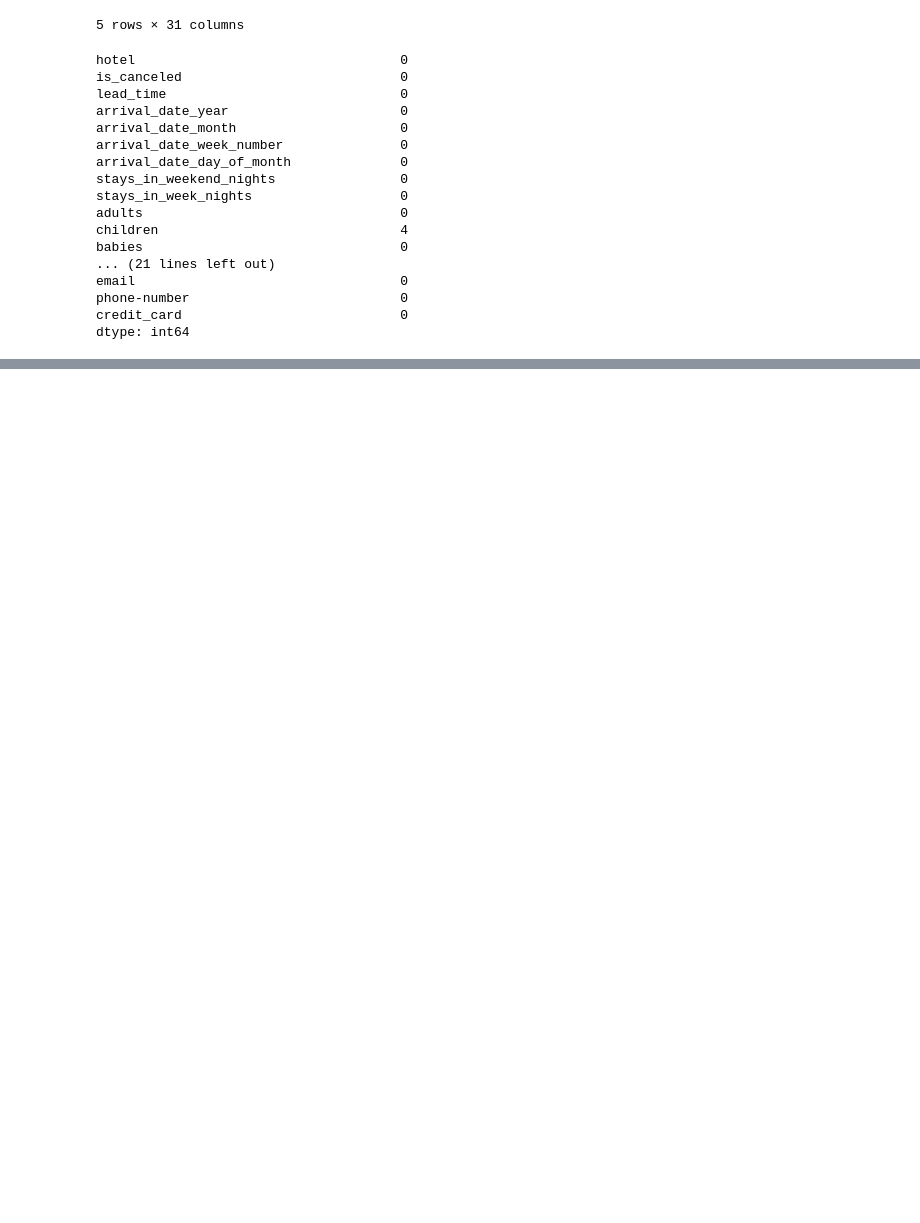
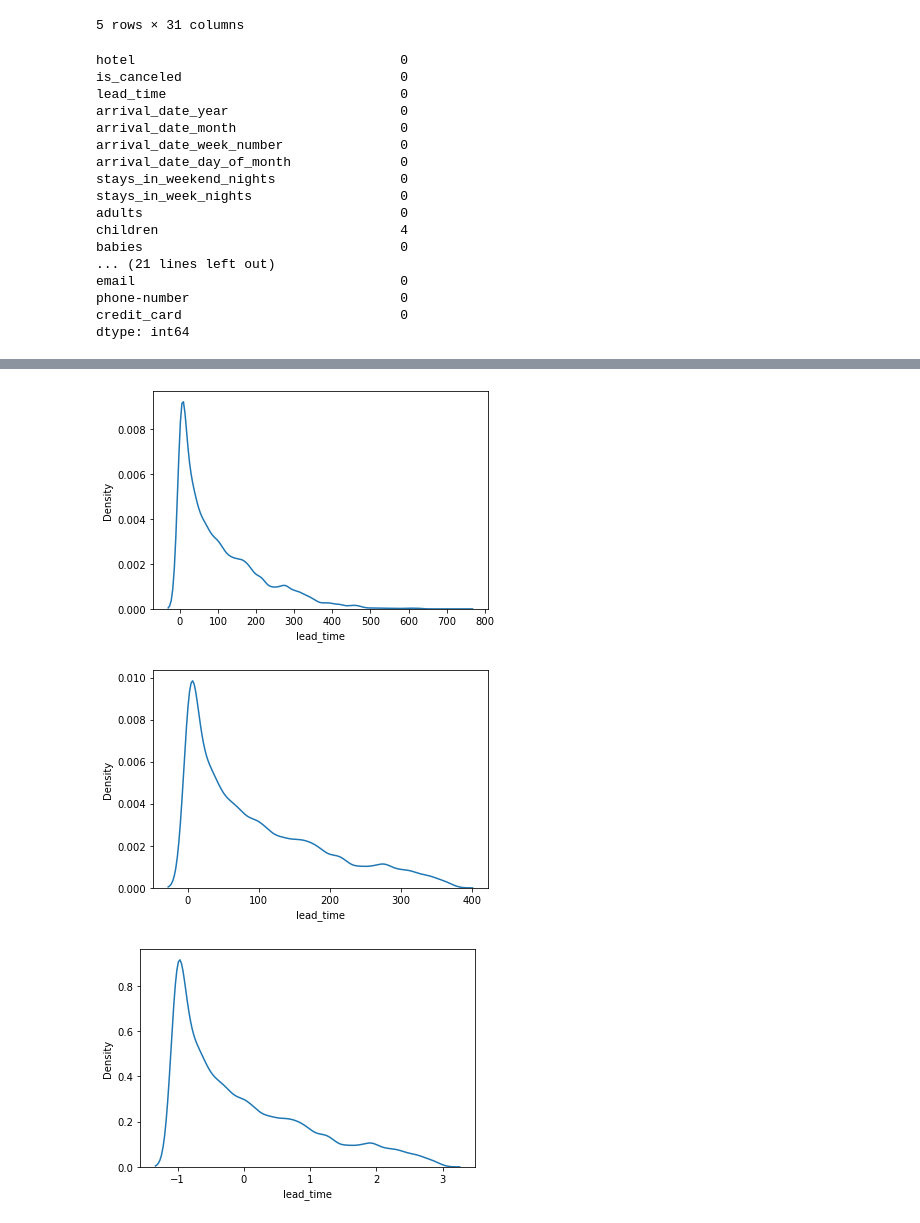
Before and after one commit to ari-mhp/FP-Rakamin-DS-MD-Hotel, a Jupyter notebook: stage2.ipynb, the cells around one changed output, grey strips where cells are left out. Saved outputs shown, nothing was run; the diff lists cells and outputs as text; code cells hidden in the pictures; blank space fills up the shorter version.

```diff
--- a/stage2.ipynb
+++ b/stage2.ipynb
@@ -729,0 +734,7 @@ sns.heatmap(df_clean.corr(),annot=True,cmap='viridis')
+# %%
+df_clean1 = df_clean.copy()
+# %%
+scaler = StandardScaler()
+df_clean1['adr'] = scaler.fit_transform(df_clean['adr'].values.reshape(len(df_clean),1))
+# %%
+df_clean1['lead_time'] = scaler.fit_transform(df_clean['lead_time'].values.reshape(len(df_clean),1))
@@ -729,0 +765,11 @@ sns.heatmap(df_clean.corr(),annot=True,cmap='viridis')
+# %%
+sns.kdeplot(x='lead_time', data=df)
+plt.show()
+sns.kdeplot(x='lead_time', data=df_clean)
+plt.show()
+sns.kdeplot(x='lead_time', data=df_clean1)
+plt.show()
+# %% [output]
+[figure, added]
+[figure, added]
+[figure, added]
```
Also changed, not shown: parts of 16 cells of this notebook.
